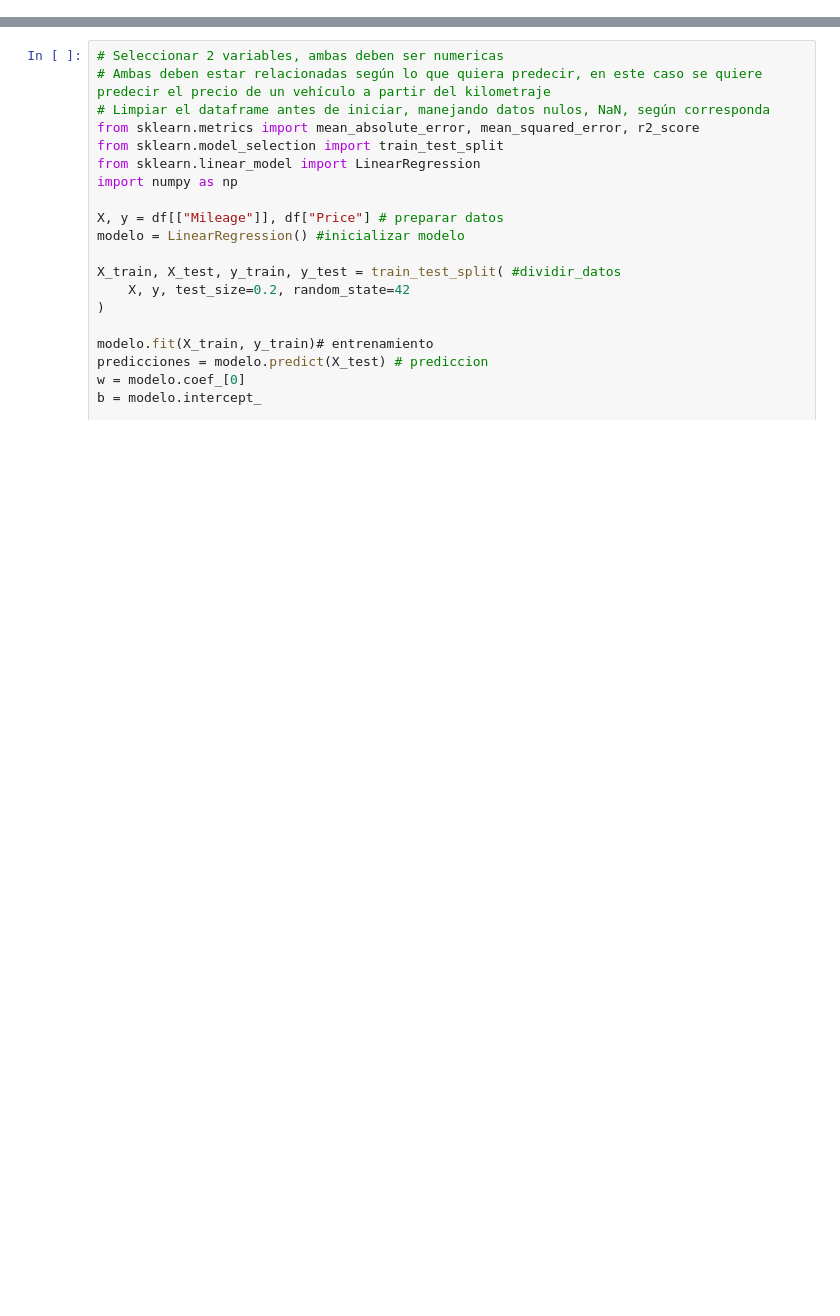
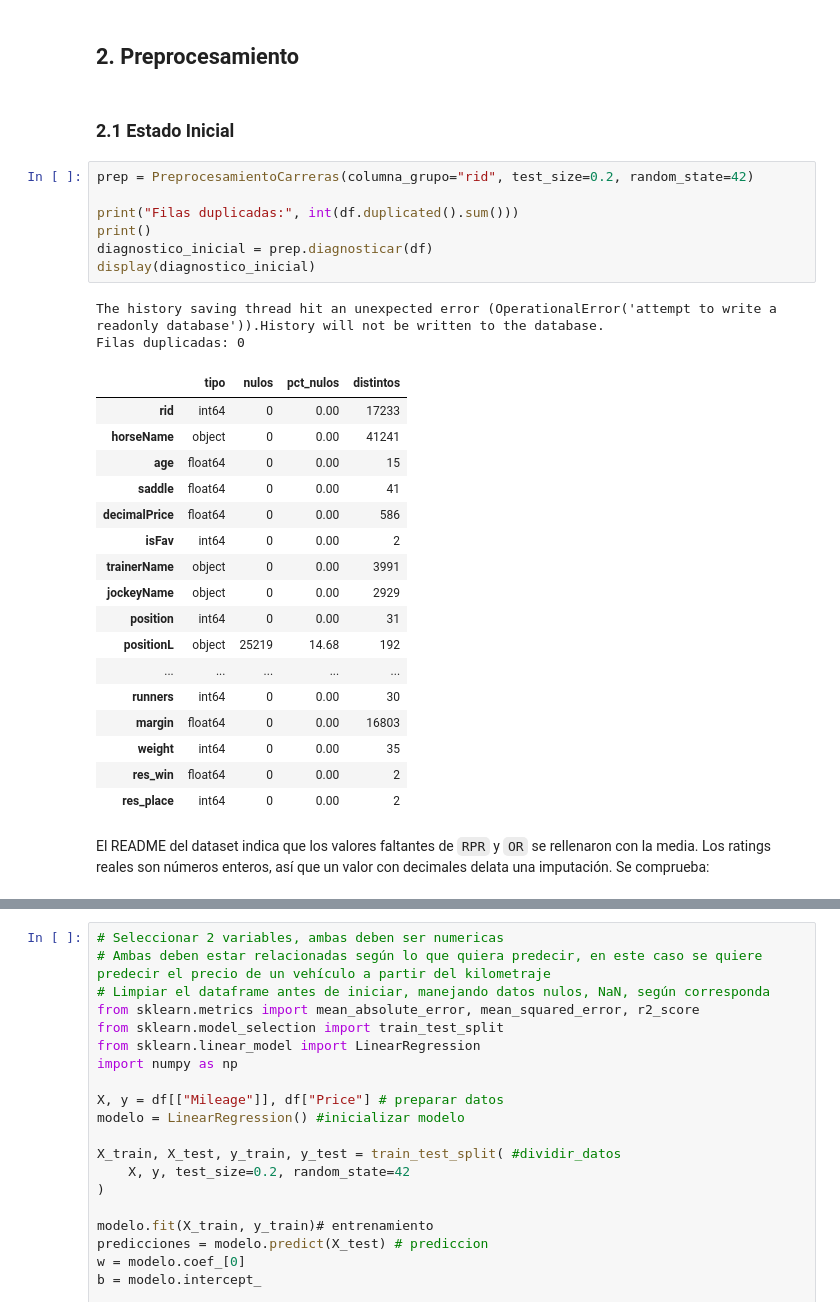
Before and after one commit to juanrenteria-ai/ML_2026_IUD, a Jupyter notebook: src/sincronicas/Semana_2SINC.ipynb, the cells around one changed output, grey strips where cells are left out. Drawn from its saved outputs; the diff is of its cells as text; blank space fills up the shorter version.

```diff
--- a/src/sincronicas/Semana_2SINC.ipynb
+++ b/src/sincronicas/Semana_2SINC.ipynb
@@ -30,0 +134,33 @@ df.head(5)
+# %% [markdown]
+## 2. Preprocesamiento
+# %% [markdown]
+### 2.1 Estado Inicial
+# %%
+prep = PreprocesamientoCarreras(columna_grupo="rid", test_size=0.2, random_state=42)
+
+print("Filas duplicadas:", int(df.duplicated().sum()))
+print()
+diagnostico_inicial = prep.diagnosticar(df)
+display(diagnostico_inicial)
+# %% [output]
+The history saving thread hit an unexpected error (OperationalError('attempt to write a readonly database')).History will not be written to the database.
+Filas duplicadas: 0
+|  | tipo | nulos | pct_nulos | distintos |
+| rid | int64 | 0 | 0.00 | 17233 |
+| horseName | object | 0 | 0.00 | 41241 |
+| age | float64 | 0 | 0.00 | 15 |
+| saddle | float64 | 0 | 0.00 | 41 |
+| decimalPrice | float64 | 0 | 0.00 | 586 |
+| isFav | int64 | 0 | 0.00 | 2 |
+| trainerName | object | 0 | 0.00 | 3991 |
+| jockeyName | object | 0 | 0.00 | 2929 |
+| position | int64 | 0 | 0.00 | 31 |
+| positionL | object | 25219 | 14.68 | 192 |
+| ... | ... | ... | ... | ... |
+| runners | int64 | 0 | 0.00 | 30 |
+| margin | float64 | 0 | 0.00 | 16803 |
+| weight | int64 | 0 | 0.00 | 35 |
+| res_win | float64 | 0 | 0.00 | 2 |
+| res_place | int64 | 0 | 0.00 | 2 |
+# %% [markdown]
+El README del dataset indica que los valores faltantes de `RPR` y `OR` se rellenaron con la media. Los ratings reales son números enteros, así que un valor con decimales delata una imputación. Se comprueba:
```
Also changed, not shown: parts of 22 cells of this notebook, 3 other files.
